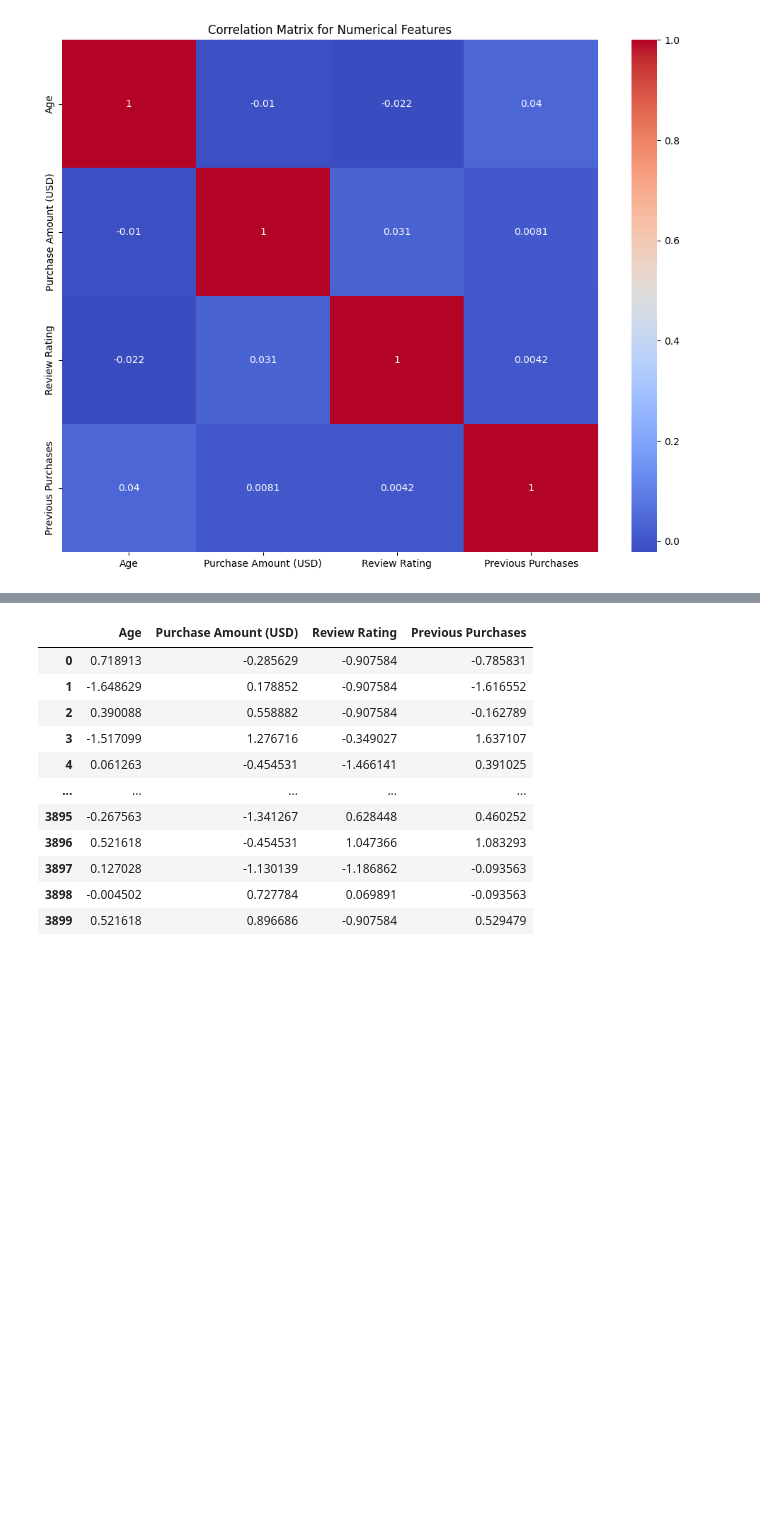
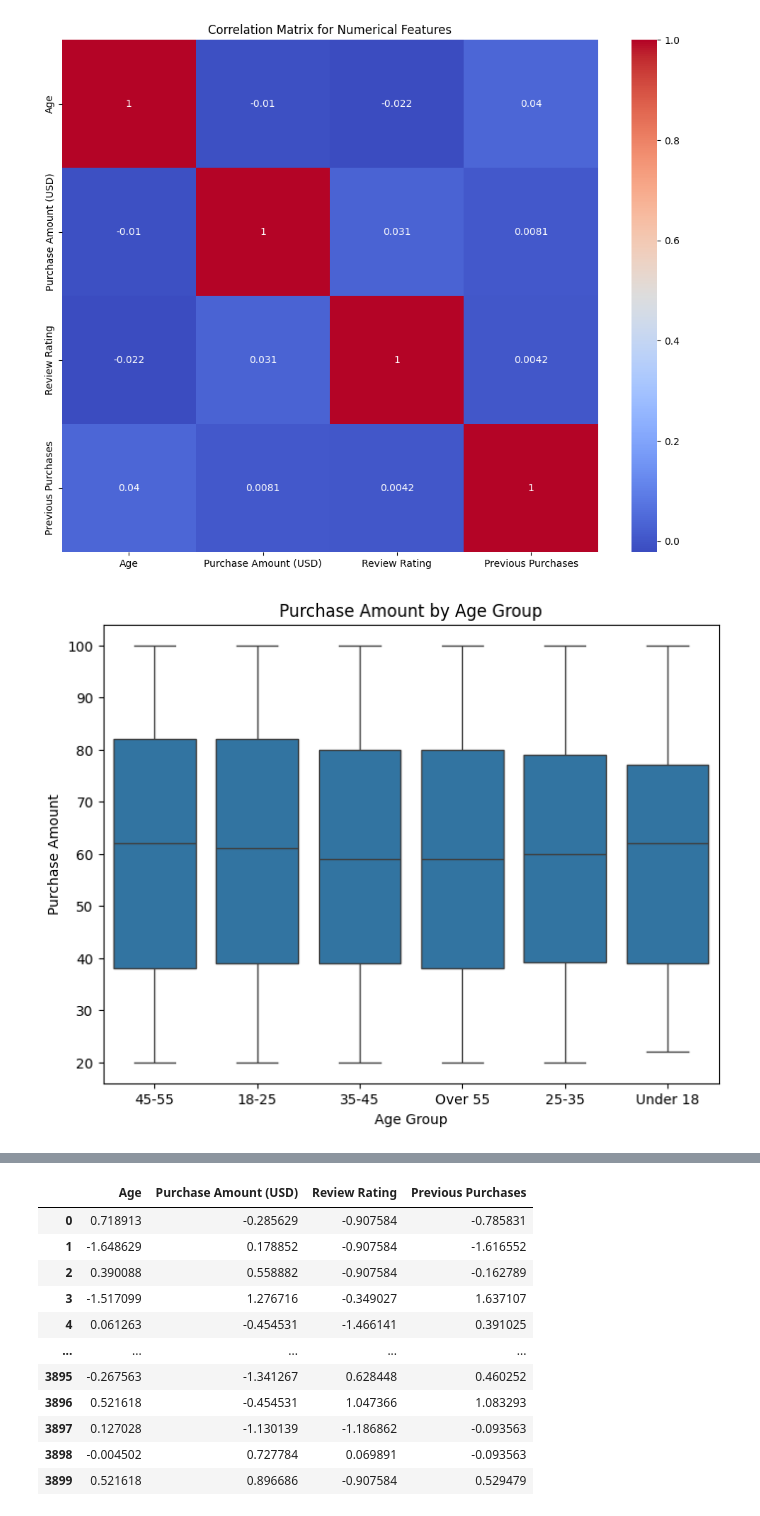
Before and after one commit to Samarth-Pawan/Data-Mining_Customer-Shopping-Trends, a Jupyter notebook: Data_Mining/data_preproc.ipynb, the cells around one changed output, grey strips where cells are left out. Drawn from its saved outputs; the diff is of its cells as text; code cells hidden in the pictures; blank space fills up the shorter version.

```diff
--- a/Data_Mining/data_preproc.ipynb
+++ b/Data_Mining/data_preproc.ipynb
@@ -250,6 +252,30 @@ fig.tight_layout()
 plt.show()
 # %% [output]
 [figure]
+# %%
+# Create age group bins
+
+#discretizing the age column
+
+bins = [0, 18, 25, 35, 45, 55, np.inf]
+labels = ['Under 18', '18-25', '25-35', '35-45', '45-55', 'Over 55']
+
+# Use cut() and convert categories to strings
+df['age_group'] = pd.cut(df['Age'], bins=bins, labels=labels).astype(str)
+
+
+
+
+fig, ax = plt.subplots(figsize=(8, 6))
+sns.boxplot(x="age_group", y="Purchase Amount (USD)", data=df, ax=ax)
+
+ax.set_title("Purchase Amount by Age Group")
+ax.set_xlabel("Age Group")
+ax.set_ylabel("Purchase Amount")
+
+plt.show()
+# %% [output]
+[figure, added]
 # %%
 
 # Now, include these new columns in numerical_data and exclude 'order_date'
```
Also changed, not shown: parts of 5 cells of this notebook.
